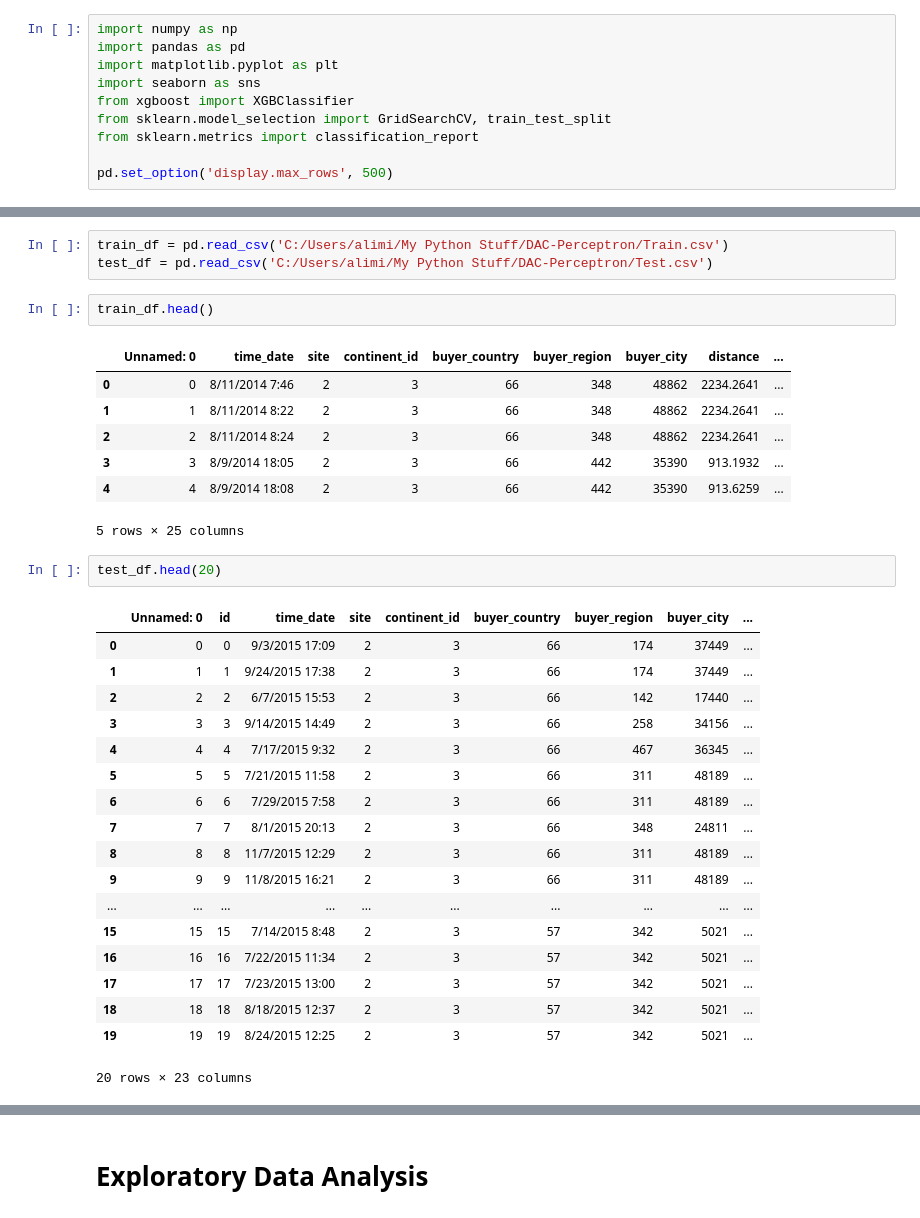
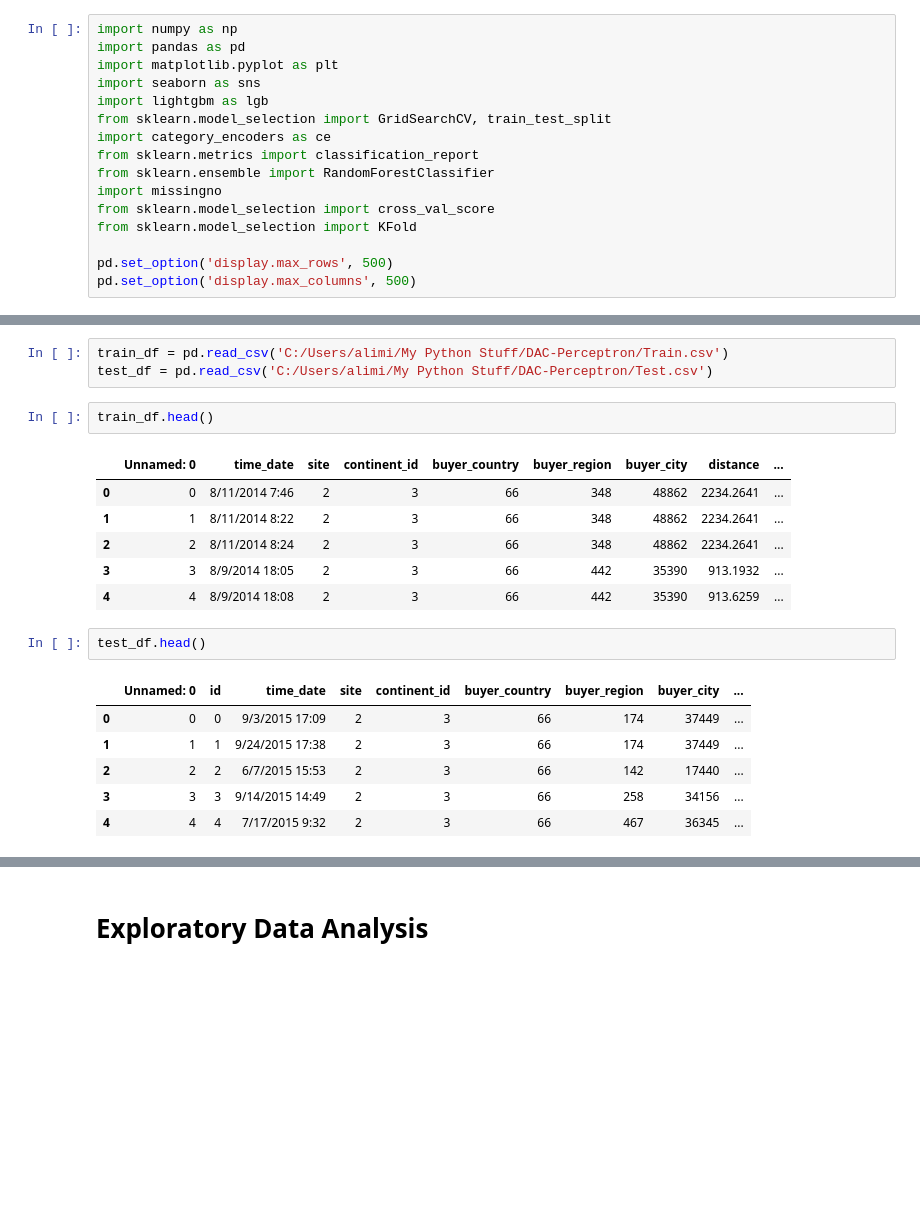
Before and after one commit to alimikegami/DAC-Perceptron, a Jupyter notebook: DAC_Perceptron.ipynb, the cells around one changed output, grey strips where cells are left out. Saved outputs shown, nothing was run; the diff lists cells and outputs as text; blank space fills up the shorter version.

```diff
--- a/DAC_Perceptron.ipynb
+++ b/DAC_Perceptron.ipynb
@@ -5,11 +5,17 @@ import numpy as np
 import pandas as pd
 import matplotlib.pyplot as plt
 import seaborn as sns
-from xgboost import XGBClassifier
+import lightgbm as lgb
 from sklearn.model_selection import GridSearchCV, train_test_split
+import category_encoders as ce
 from sklearn.metrics import classification_report
+from sklearn.ensemble import RandomForestClassifier
+import missingno
+from sklearn.model_selection import cross_val_score
+from sklearn.model_selection import KFold
 
 pd.set_option('display.max_rows', 500)
+pd.set_option('display.max_columns', 500)
 # %% [markdown]
 ## Read the csv files
 # %%
@@ -24,25 +30,12 @@ train_df.head()
 | 2 | 2 | 8/11/2014 8:24 | 2 | 3 | 66 | 348 | 48862 | 2234.2641 | ... |
 | 3 | 3 | 8/9/2014 18:05 | 2 | 3 | 66 | 442 | 35390 | 913.1932 | ... |
 | 4 | 4 | 8/9/2014 18:08 | 2 | 3 | 66 | 442 | 35390 | 913.6259 | ... |
-5 rows × 25 columns
 # %%
-test_df.head(20)
+test_df.head()
 # %% [output]
 |  | Unnamed: 0 | id | time_date | site | continent_id | buyer_country | buyer_region | buyer_city | ... |
 | 0 | 0 | 0 | 9/3/2015 17:09 | 2 | 3 | 66 | 174 | 37449 | ... |
 | 1 | 1 | 1 | 9/24/2015 17:38 | 2 | 3 | 66 | 174 | 37449 | ... |
 | 2 | 2 | 2 | 6/7/2015 15:53 | 2 | 3 | 66 | 142 | 17440 | ... |
 | 3 | 3 | 3 | 9/14/2015 14:49 | 2 | 3 | 66 | 258 | 34156 | ... |
 | 4 | 4 | 4 | 7/17/2015 9:32 | 2 | 3 | 66 | 467 | 36345 | ... |
-| 5 | 5 | 5 | 7/21/2015 11:58 | 2 | 3 | 66 | 311 | 48189 | ... |
-| 6 | 6 | 6 | 7/29/2015 7:58 | 2 | 3 | 66 | 311 | 48189 | ... |
-| 7 | 7 | 7 | 8/1/2015 20:13 | 2 | 3 | 66 | 348 | 24811 | ... |
-| 8 | 8 | 8 | 11/7/2015 12:29 | 2 | 3 | 66 | 311 | 48189 | ... |
-| 9 | 9 | 9 | 11/8/2015 16:21 | 2 | 3 | 66 | 311 | 48189 | ... |
-| ... | ... | ... | ... | ... | ... | ... | ... | ... | ... |
-| 15 | 15 | 15 | 7/14/2015 8:48 | 2 | 3 | 57 | 342 | 5021 | ... |
-| 16 | 16 | 16 | 7/22/2015 11:34 | 2 | 3 | 57 | 342 | 5021 | ... |
-| 17 | 17 | 17 | 7/23/2015 13:00 | 2 | 3 | 57 | 342 | 5021 | ... |
-| 18 | 18 | 18 | 8/18/2015 12:37 | 2 | 3 | 57 | 342 | 5021 | ... |
-| 19 | 19 | 19 | 8/24/2015 12:25 | 2 | 3 | 57 | 342 | 5021 | ... |
-20 rows × 23 columns
```
Also changed, not shown: parts of 83 cells of this notebook.
